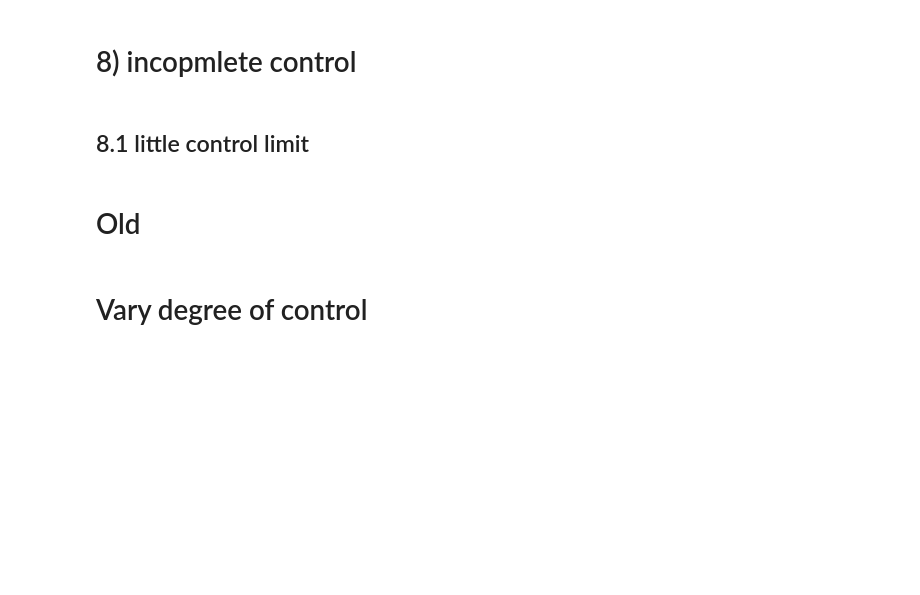
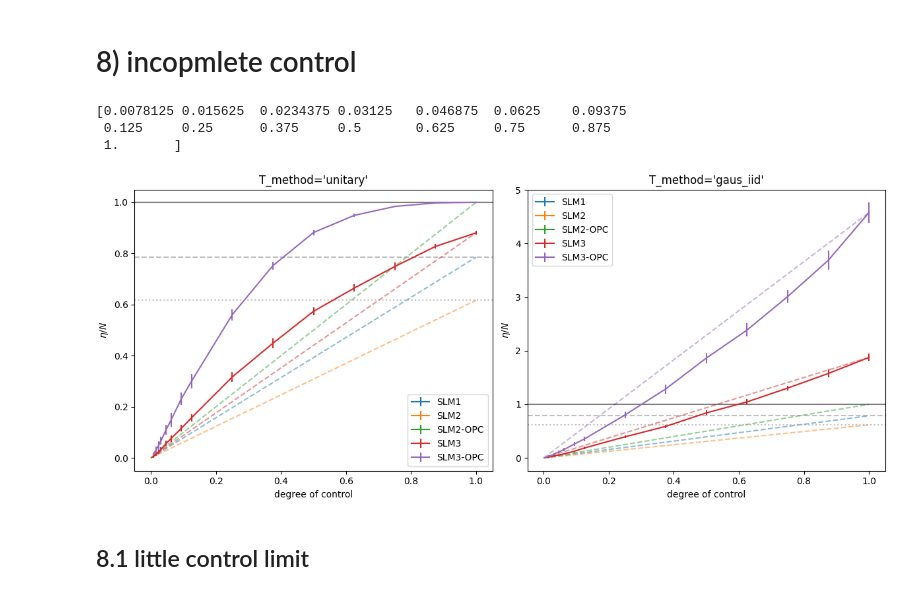
Before and after one commit to rubiaek/qwfs2, a Jupyter notebook: qwfs/view_plots.ipynb, the cells around one changed output. Drawn from its saved outputs; the diff is of its cells as text; code cells hidden in the pictures; blank space fills up the shorter version.

Commit message:
almost all done, need to rerun everything, and finish little control

```diff
--- a/qwfs/view_plots.ipynb
+++ b/qwfs/view_plots.ipynb
@@ -353,7 +356,74 @@ fig.savefig(r"G:\My Drive\Projects\ScalingQWFS\Paper\Figures\N_dependence.png")
 # %% [markdown]
 # 8) incopmlete control
 # %%
-pass
+paths = glob.glob(rf'{DATA_DIR}\incomplete_control\*_Npixels_*')
+ress = [QWFSResult(path) for path in paths]
+N_pixs = np.array([re.findall('.*Npixels_(\d+).npz', path)[0] for path in paths]).astype(float)
+N_pixs, ress = list(zip(*sorted(zip(N_pixs, ress), key=lambda pair: pair[0])))
+N_pixs, ress = np.array(N_pixs), np.array(ress)
+
+DOCs = N_pixs / ress[0].N_modes
+
+print(DOCs)
+fig, axes = plt.subplots(1, 2, constrained_layout=True, figsize=(12, 5))
+
+for ax, T_method in zip(axes, ress[0].T_methods):
+    effs_SLM1 = np.zeros_like(N_pixs)
+    stds_SLM1 = np.zeros_like(N_pixs)
+    effs_SLM2 = np.zeros_like(N_pixs)
+    stds_SLM2 = np.zeros_like(N_pixs)
+    effs_SLM2_OPC = np.zeros_like(N_pixs)
+    stds_SLM2_OPC = np.zeros_like(N_pixs)
+    effs_SLM3 = np.zeros_like(N_pixs)
+    stds_SLM3 = np.zeros_like(N_pixs)
+    effs_SLM3_OPC = np.zeros_like(N_pixs)
+    stds_SLM3_OPC = np.zeros_like(N_pixs)
+    alg_ind = np.where(ress[0].algos == 'autograd-lbfgs')[0]
+    T_method_ind = np.where(ress[0].T_methods == T_method)[0]
+
+    for i, DOC in enumerate(DOCs):
+        res = ress[i]
+        effs = res.results[T_method_ind, np.where(res.configs == 'SLM1-only-T')[0], :, alg_ind].squeeze()
+        effs_SLM1[i] = effs.mean(); stds_SLM1[i] = effs.std()
+
+        effs = res.results[T_method_ind, np.where(res.configs == 'SLM2')[0], :, alg_ind].squeeze()
+        effs_SLM2[i] = effs.mean(); stds_SLM2[i] = effs.std()
+
+        effs = res.results[T_method_ind, np.where(res.configs == 'SLM2-simple-OPC')[0], :, alg_ind].squeeze()
+        effs_SLM2_OPC[i] = effs.mean(); stds_SLM2_OPC[i] = effs.std()
+
+        effs = res.results[T_method_ind, np.where(res.configs == 'SLM3')[0], :, alg_ind].squeeze()
+        effs_SLM3[i] = effs.mean(); stds_SLM3[i] = effs.std()
+
+        effs = res.results[T_method_ind, np.where(res.configs == 'SLM3-same-mode')[0], :, alg_ind].squeeze()
+        effs_SLM3_OPC[i] = effs.mean(); stds_SLM3_OPC[i] = effs.std()
+
+    lines = ax.errorbar(DOCs, effs_SLM1, stds_SLM1, label='SLM1')
+    ax.plot([0, 1], [0, np.pi/4], color=lines[0].get_c(), linestyle='--', alpha=0.5)
+    lines = ax.errorbar(DOCs, effs_SLM2, stds_SLM2, label='SLM2')
+    ax.plot([0, 1], [0, (np.pi/4)**2], color=lines[0].get_c(), linestyle='--', alpha=0.5)
+    lines = ax.errorbar(DOCs, effs_SLM2_OPC, stds_SLM2_OPC, label='SLM2-OPC')
+    ax.plot([0, 1], [0, 1], color=lines[0].get_c(), linestyle='--', alpha=0.5)
+    lines = ax.errorbar(DOCs, effs_SLM3, stds_SLM3, label='SLM3')
+    ax.plot([0, 1], [0, effs_SLM3.max()], color=lines[0].get_c(), linestyle='--', alpha=0.5)
+    lines = ax.errorbar(DOCs, effs_SLM3_OPC, stds_SLM3_OPC, label='SLM3-OPC')
+    if T_method == 'gaus_iid':
+        ax.plot([0, 1], [0, effs_SLM3_OPC.max()], color=lines[0].get_c(), linestyle='--', alpha=0.5)
+    ax.legend()
+    ax.set_xlabel('degree of control')
+    ax.set_ylabel('$\eta/N$')
+    ax.set_title(f'{T_method=}')
+
+    ax.axhline(y=np.pi/4, color='gray', linestyle='--', alpha=0.5)
+    ax.axhline(y=(np.pi / 4) ** 2, color='gray', linestyle=':', alpha=0.5)
+    ax.axhline(y=1, color='black', linestyle='-', alpha=0.5)
+
+fig.savefig(r"G:\My Drive\Projects\ScalingQWFS\Paper\Figures\incomplete_control.png")
+# %% [output]
+[0.0078125 0.015625  0.0234375 0.03125   0.046875  0.0625    0.09375
+ 0.125     0.25      0.375     0.5       0.625     0.75      0.875
+ 1.       ]
+[figure, added]
 # %% [markdown]
 ## 8.1 little control limit
 # %%
@@ -360,5 +431 @@ pass
 pass
-# %% [markdown]
-# Old
-# %% [markdown]
-# Vary degree of control
```
Also changed, not shown: parts of 9 cells of this notebook, 3 other files.
